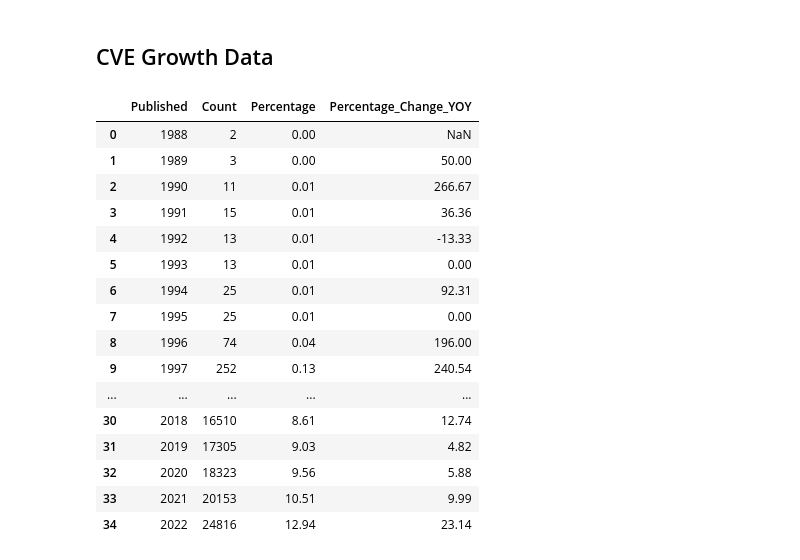
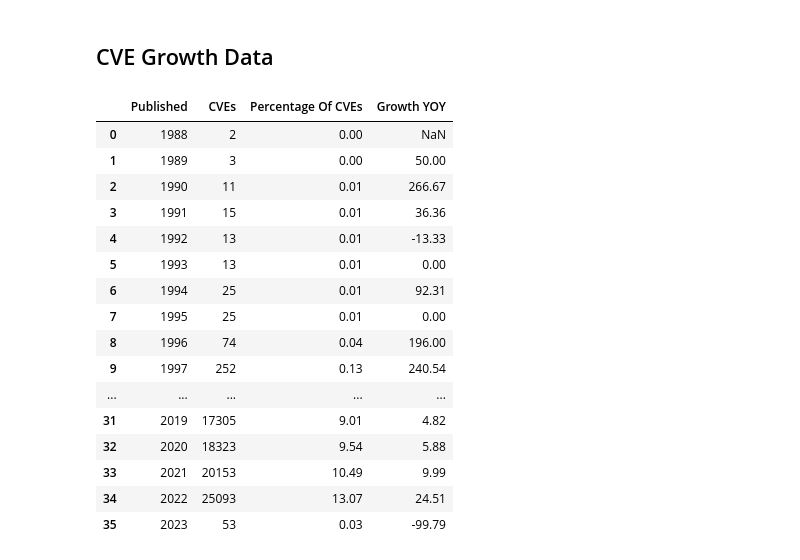
Before and after one commit to jgamblin/CVEReview, a Jupyter notebook: 2022_Growth.ipynb, the cells around one changed output. Saved outputs shown, nothing was run; the diff lists cells and outputs as text; code cells hidden in the pictures.

```diff
--- a/2022_Growth.ipynb
+++ b/2022_Growth.ipynb
@@ -168,13 +168,15 @@ Markdown(f"## CVE Growth Data")
 # %%
 yg_df = pd.DataFrame(Year_Graph)
 yg_df.columns = ['Count']
 yg_df = yg_df.reset_index()
-yg_df['Percentage'] = ( yg_df['Count'] /
+yg_df['Percentage Of CVEs'] = ( yg_df['Count'] /
                        yg_df['Count'].sum()) * 100
-yg_df['Percentage_Change_YOY'] = yg_df['Count'].pct_change()*100
-yg_df.round(2)
+yg_df['Growth YOY'] = yg_df['Count'].pct_change()*100
+yg_df = yg_df.round(2)
+yg_df = yg_df.rename(columns={"Count": "CVEs"})
+yg_df
 # %% [output]
-|  | Published | Count | Percentage | Percentage_Change_YOY |
+|  | Published | CVEs | Percentage Of CVEs | Growth YOY |
 | 0 | 1988 | 2 | 0.00 | NaN |
 | 1 | 1989 | 3 | 0.00 | 50.00 |
 | 2 | 1990 | 11 | 0.01 | 266.67 |
@@ -186,9 +188,9 @@ yg_df.round(2)
 | 8 | 1996 | 74 | 0.04 | 196.00 |
 | 9 | 1997 | 252 | 0.13 | 240.54 |
 | ... | ... | ... | ... | ... |
-| 30 | 2018 | 16510 | 8.61 | 12.74 |
-| 31 | 2019 | 17305 | 9.03 | 4.82 |
-| 32 | 2020 | 18323 | 9.56 | 5.88 |
-| 33 | 2021 | 20153 | 10.51 | 9.99 |
-| 34 | 2022 | 24816 | 12.94 | 23.14 |
+| 31 | 2019 | 17305 | 9.01 | 4.82 |
+| 32 | 2020 | 18323 | 9.54 | 5.88 |
+| 33 | 2021 | 20153 | 10.49 | 9.99 |
+| 34 | 2022 | 25093 | 13.07 | 24.51 |
+| 35 | 2023 | 53 | 0.03 | -99.79 |
 # %%
```
Also changed, not shown: parts of 5 cells of this notebook, 7 other files.
